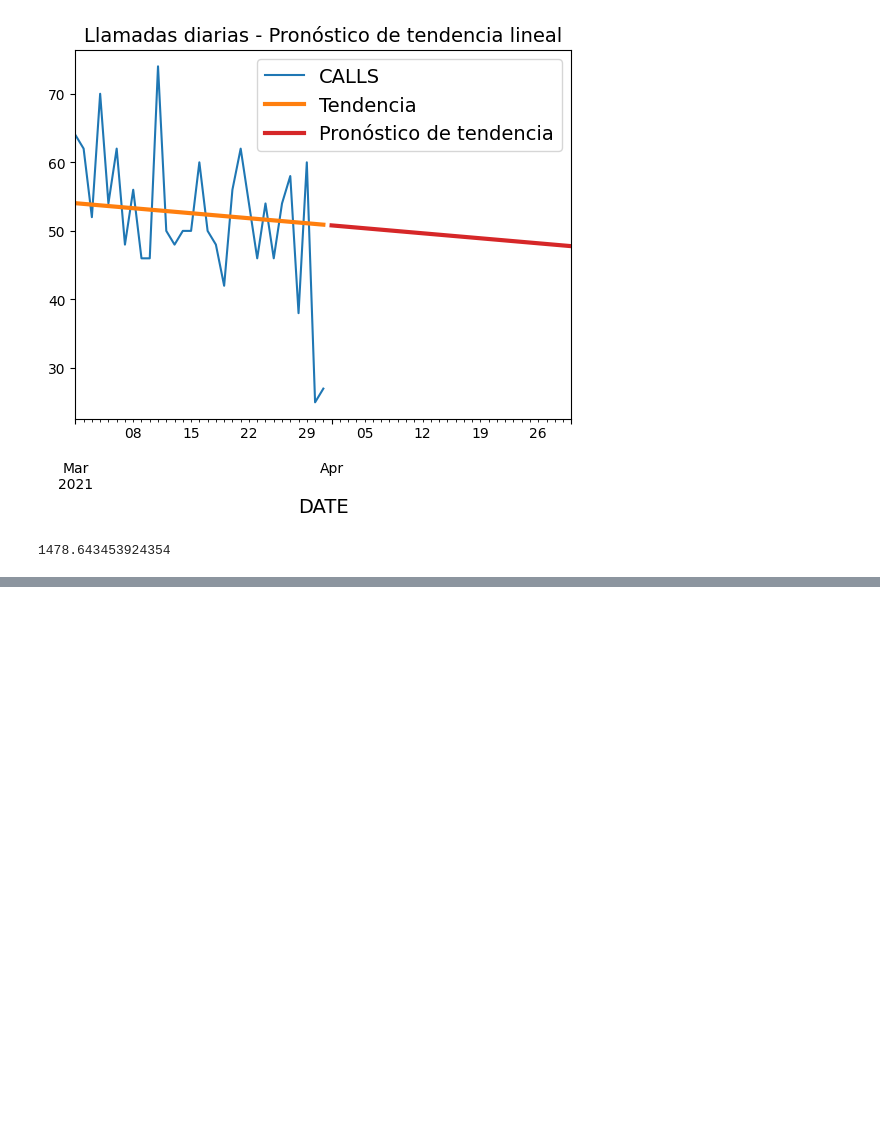
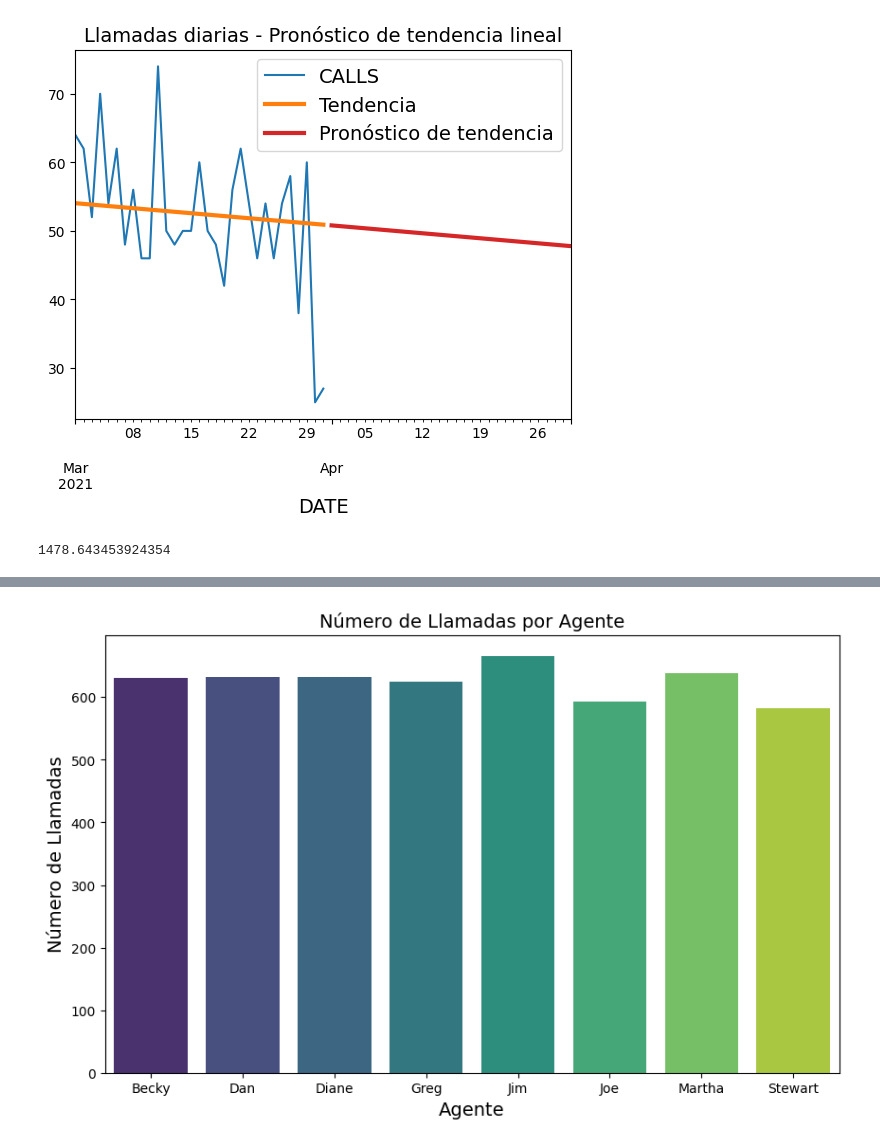
Before and after one commit to PABLOXAVIERMENDEZ/PROYECTO_MLP_PABLO_XAVIER_MENDEZ, a Jupyter notebook: src/model/my_model.ipynb, the cells around one changed output, grey strips where cells are left out. Saved outputs shown, nothing was run; the diff lists cells and outputs as text; code cells hidden in the pictures; blank space fills up the shorter version.

```diff
--- a/src/model/my_model.ipynb
+++ b/src/model/my_model.ipynb
@@ -354,0 +364,13 @@ y_fore_april.sum()
+# %%
+llamadas_por_agente = df.groupby('AGENT')['CALL ID'].count()
+# %%
+llamadas_por_agente1 = pd.DataFrame(llamadas_por_agente)
+
+plt.figure(figsize=(10, 6))
+sns.barplot(x='AGENT', y='CALL ID', data=llamadas_por_agente1, palette='viridis')
+plt.title('Número de Llamadas por Agente')
+plt.xlabel('Agente')
+plt.ylabel('Número de Llamadas')
+plt.show()
+# %% [output]
+[figure, added]
```
Also changed, not shown: parts of 8 cells of this notebook.
